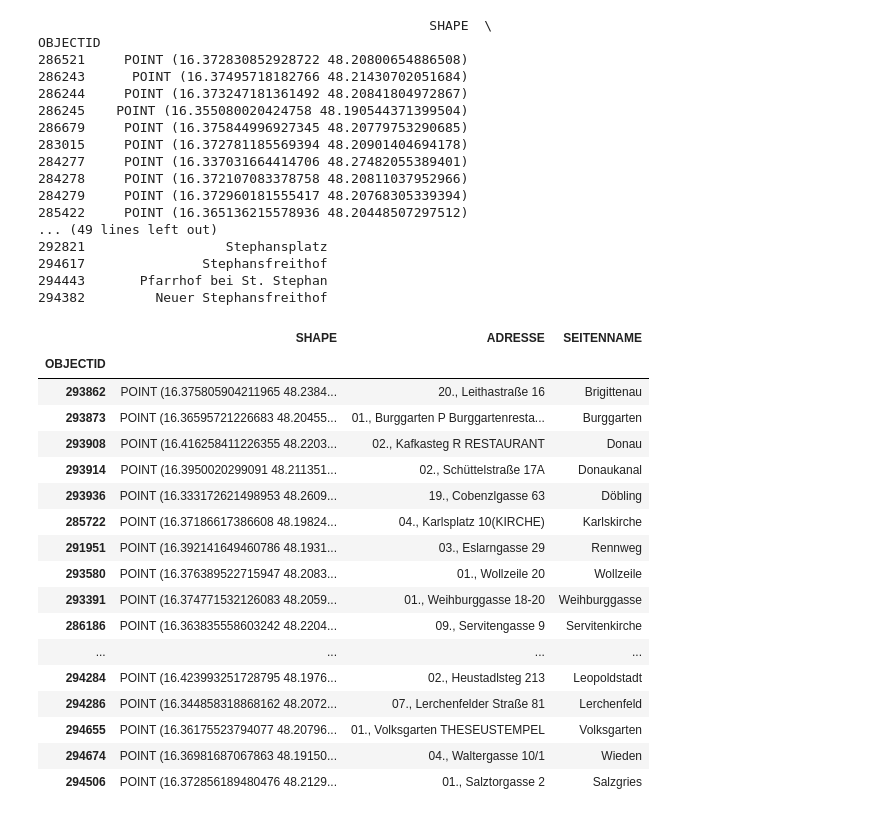
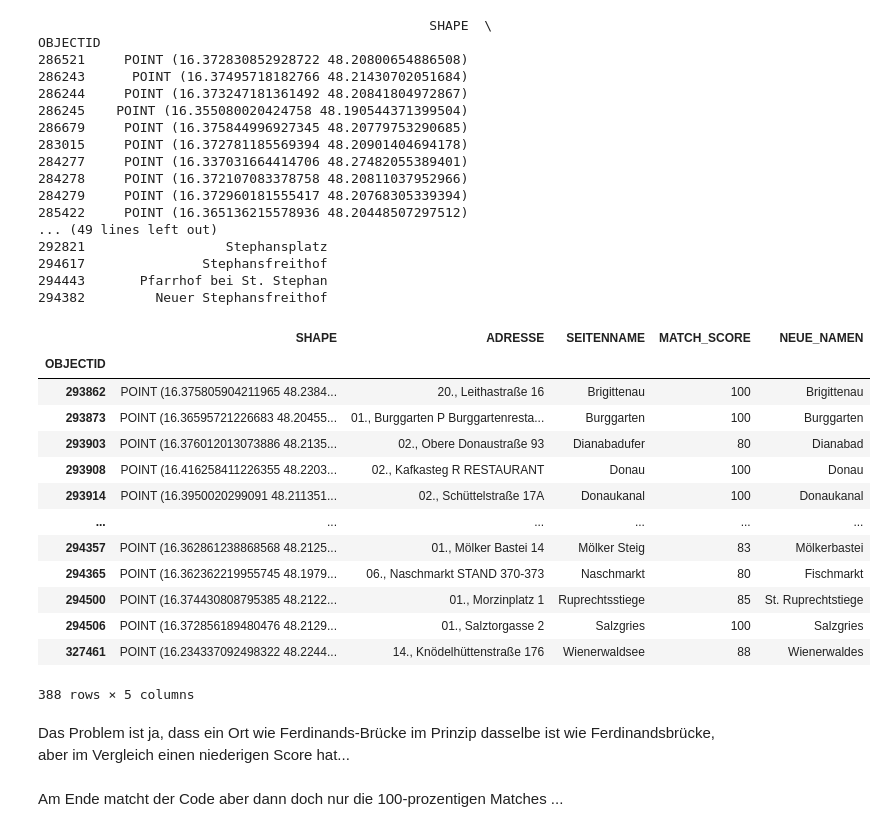
Before and after one commit to Sarah-lab-13/DataScienceProject, a Jupyter notebook: Wegbeschreibung_Sonntag.ipynb, the cells around one changed output. Drawn from its saved outputs; the diff is of its cells as text; code cells hidden in the pictures.

```diff
--- a/Wegbeschreibung_Sonntag.ipynb
+++ b/Wegbeschreibung_Sonntag.ipynb
@@ -205,5 +211,30 @@ OBJECTID
 # %%
 from thefuzz import process, fuzz
 # %%
-mask = coordinates['SEITENNAME'].apply(lambda x: process.extractOne(x, place_list, scorer=fuzz.ratio)[0])
+coordinates['MATCH_SCORE'] = coordinates['SEITENNAME'].apply(lambda x: process.extractOne(x, place_list, scorer=fuzz.ratio)[1])
+# %%
+coordinates = coordinates.sort_values('MATCH_SCORE', ascending=False)
+# %%
+coordinates_choice = coordinates.drop(coordinates[coordinates['MATCH_SCORE'] <= 79].index)
+# %%
+coordinates_choice['NEUE_NAMEN'] = coordinates_choice['SEITENNAME'].apply(lambda x: process.extractOne(x, place_list, scorer=fuzz.ratio)[0])
+# %%
+coordinates_choice
+# %% [output]
+|  | SHAPE | ADRESSE | SEITENNAME | MATCH_SCORE | NEUE_NAMEN |
+| OBJECTID |  |  |  |  |  |
+| 293862 | POINT (16.375805904211965 48.2384... | 20., Leithastraße 16 | Brigittenau | 100 | Brigittenau |
+| 293873 | POINT (16.36595721226683 48.20455... | 01., Burggarten P Burggartenresta... | Burggarten | 100 | Burggarten |
+| 293903 | POINT (16.376012013073886 48.2135... | 02., Obere Donaustraße 93 | Dianabadufer | 80 | Dianabad |
+| 293908 | POINT (16.416258411226355 48.2203... | 02., Kafkasteg R RESTAURANT | Donau | 100 | Donau |
+| 293914 | POINT (16.3950020299091 48.211351... | 02., Schüttelstraße 17A | Donaukanal | 100 | Donaukanal |
+| ... | ... | ... | ... | ... | ... |
+| 294357 | POINT (16.362861238868568 48.2125... | 01., Mölker Bastei 14 | Mölker Steig | 83 | Mölkerbastei |
+| 294365 | POINT (16.362362219955745 48.1979... | 06., Naschmarkt STAND 370-373 | Naschmarkt | 80 | Fischmarkt |
+| 294500 | POINT (16.374430808795385 48.2122... | 01., Morzinplatz 1 | Ruprechtsstiege | 85 | St. Ruprechtstiege |
+| 294506 | POINT (16.372856189480476 48.2129... | 01., Salztorgasse 2 | Salzgries | 100 | Salzgries |
+| 327461 | POINT (16.234337092498322 48.2244... | 14., Knödelhüttenstraße 176 | Wienerwaldsee | 88 | Wienerwaldes |
+388 rows × 5 columns
+# %% [markdown]
+Das Problem ist ja, dass ein Ort wie Ferdinands-Brücke im Prinzip dasselbe ist wie Ferdinandsbrücke, aber im Vergleich einen niederigen Score hat...
 # %%
@@ -213,21 +244,2 @@ place_coord = coordinates[mask]
-# %%
-place_coord
-# %% [output]
-|  | SHAPE | ADRESSE | SEITENNAME |
-| OBJECTID |  |  |  |
-| 293862 | POINT (16.375805904211965 48.2384... | 20., Leithastraße 16 | Brigittenau |
-| 293873 | POINT (16.36595721226683 48.20455... | 01., Burggarten P Burggartenresta... | Burggarten |
-| 293908 | POINT (16.416258411226355 48.2203... | 02., Kafkasteg R RESTAURANT | Donau |
-| 293914 | POINT (16.3950020299091 48.211351... | 02., Schüttelstraße 17A | Donaukanal |
-| 293936 | POINT (16.333172621498953 48.2609... | 19., Cobenzlgasse 63 | Döbling |
-| 285722 | POINT (16.37186617386608 48.19824... | 04., Karlsplatz 10(KIRCHE) | Karlskirche |
-| 291951 | POINT (16.392141649460786 48.1931... | 03., Eslarngasse 29 | Rennweg |
-| 293580 | POINT (16.376389522715947 48.2083... | 01., Wollzeile 20 | Wollzeile |
-| 293391 | POINT (16.374771532126083 48.2059... | 01., Weihburggasse 18-20 | Weihburggasse |
-| 286186 | POINT (16.363835558603242 48.2204... | 09., Servitengasse 9 | Servitenkirche |
-| ... | ... | ... | ... |
-| 294284 | POINT (16.423993251728795 48.1976... | 02., Heustadlsteg 213 | Leopoldstadt |
-| 294286 | POINT (16.344858318868162 48.2072... | 07., Lerchenfelder Straße 81 | Lerchenfeld |
-| 294655 | POINT (16.36175523794077 48.20796... | 01., Volksgarten THESEUSTEMPEL | Volksgarten |
-| 294674 | POINT (16.36981687067863 48.19150... | 04., Waltergasse 10/1 | Wieden |
-| 294506 | POINT (16.372856189480476 48.2129... | 01., Salztorgasse 2 | Salzgries |
+# %% [markdown]
+Am Ende matcht der Code aber dann doch nur die 100-prozentigen Matches ...
```
Also changed, not shown: parts of 20 cells of this notebook, 4 other files.
